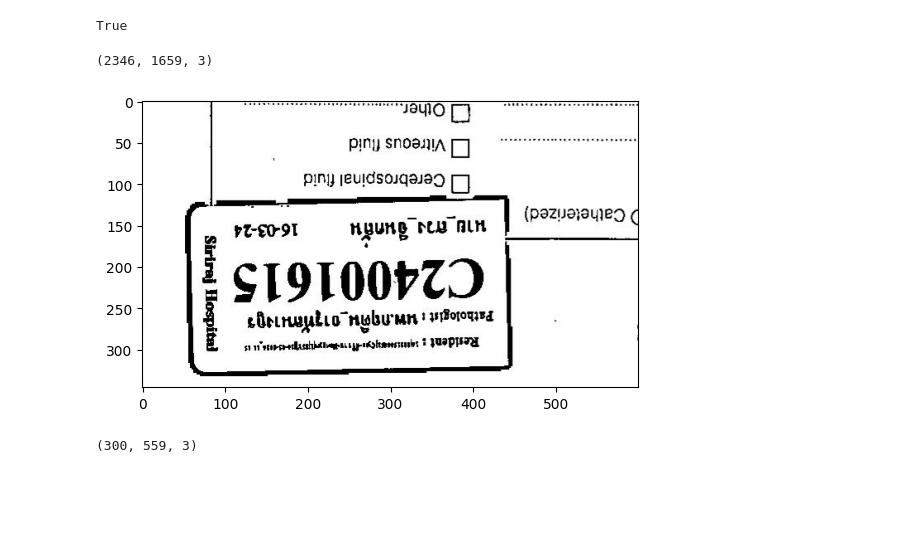
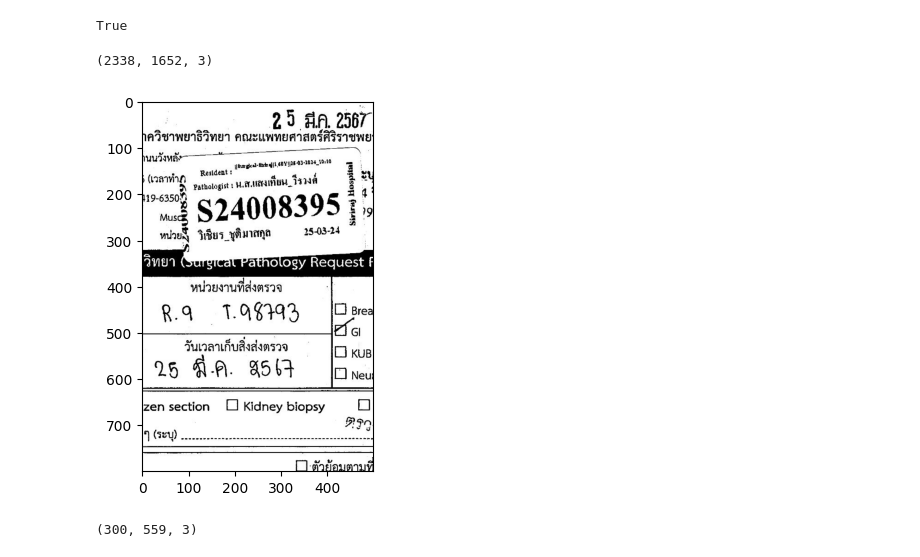
Before and after one commit to jewkub/sipatho-rpa-scan, a Jupyter notebook: rename/rename.ipynb, the cells around one changed output. Drawn from its saved outputs; the diff is of its cells as text; code cells hidden in the pictures; blank space fills up the shorter version.

```diff
--- a/rename/rename.ipynb
+++ b/rename/rename.ipynb
@@ -222,24 +175,23 @@ cv2.imwrite("Cropped Image.jpg", cropped_image)
 [figure]
 True
 # %%
-img = cv2.imread(r'D:\git\sipatho-rpa-scan\rename\image\page_0_1.pdf_rotate.jpeg')
+img = cv2.imread(r'D:\git\sipatho-rpa-scan\img0.jpg')
 print(img.shape) # Print image shape
 # cv2.imshow("original", img)
 
 # Cropping an image
-cropped_image = img[0:300, 1100:1659]
-cropped_rotated_image = img[2000:2346, 0:600]
+cropped_image = img[0:800, 700:1200]
 
 # Display cropped image
 # cv2.imshow("cropped", cropped_image)
-plt.imshow(cropped_rotated_image)
+plt.imshow(cropped_image)
 plt.show()
 
 # Save the cropped image
 # cv2.imwrite("Cropped Image.jpg", cropped_image)
 # %% [output]
-(2346, 1659, 3)
+(2338, 1652, 3)
-[figure, old version]
+[figure, new version]
 # %%
 img = cv2.imread(r'D:\prawploy.p\scraping\rpa\sipatho-rpa-scan\rename\Cropped Image_flip.jpg')
 print(img.shape) # Print image shape
```
Also changed, not shown: parts of 6 cells of this notebook, 37 other files.
